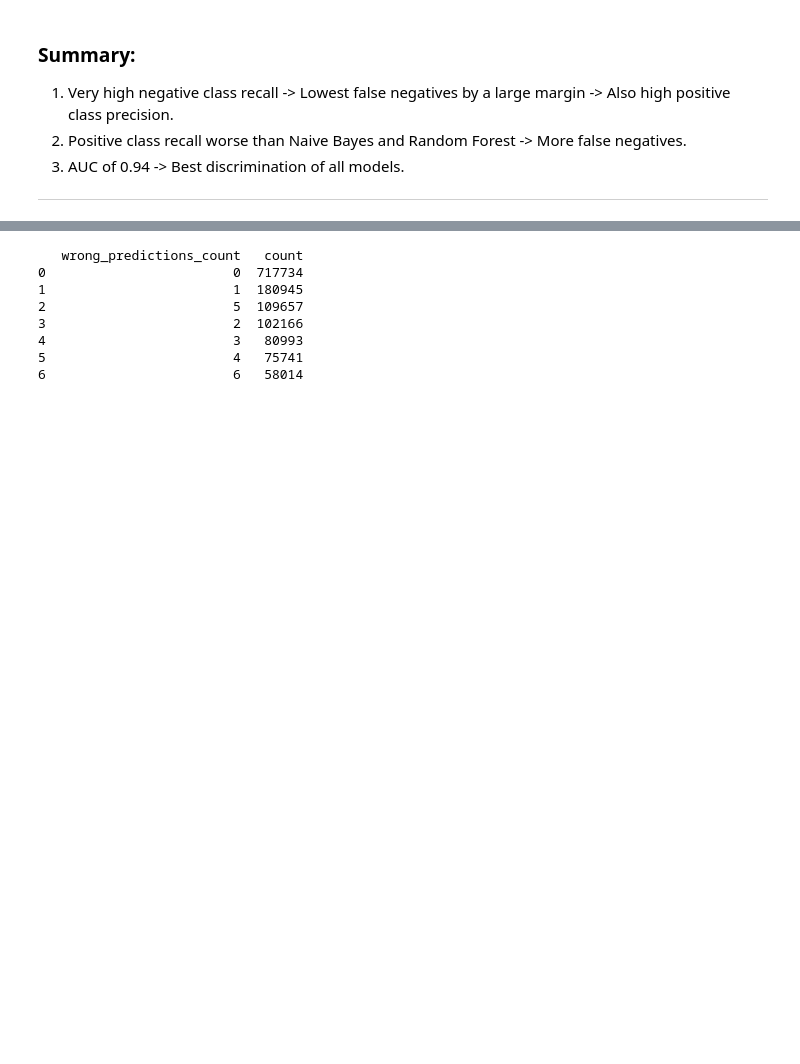
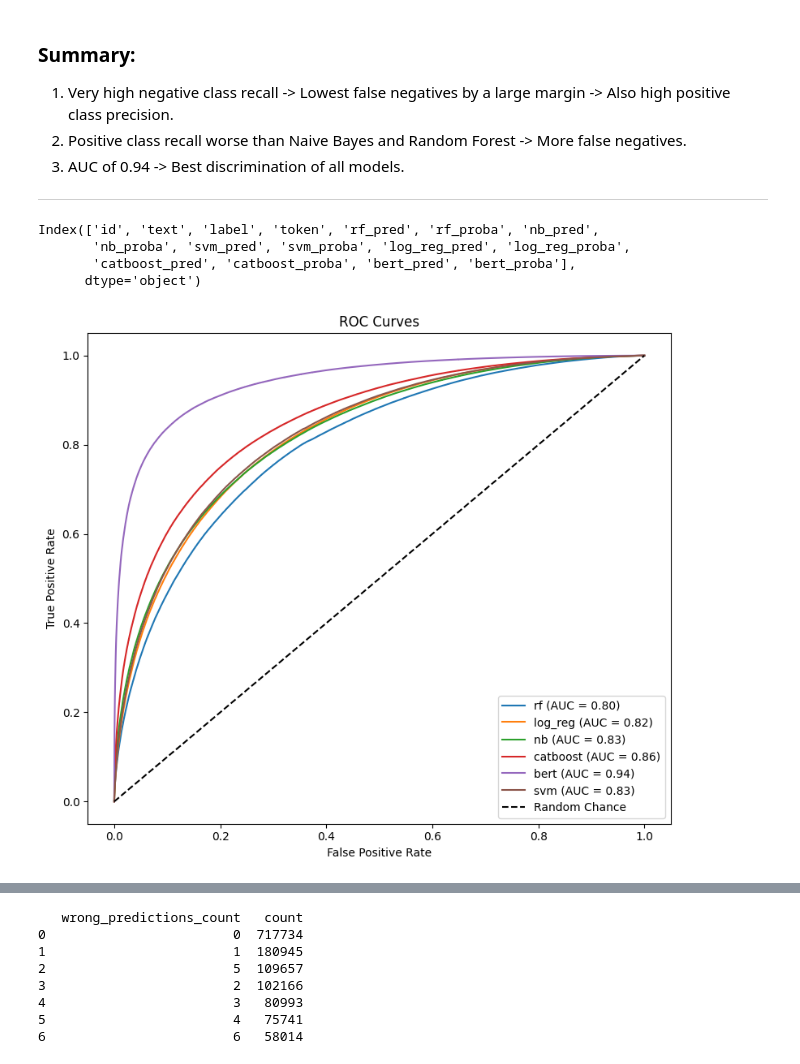
Before and after one commit to VincentFinkenwirth/MovieSentimentReview, a Jupyter notebook: Implementation.ipynb, the cells around one changed output, grey strips where cells are left out. Saved outputs shown, nothing was run; the diff lists cells and outputs as text; code cells hidden in the pictures; blank space fills up the shorter version.

```diff
--- a/Implementation.ipynb
+++ b/Implementation.ipynb
@@ -757,3 +825,22 @@ print(report.to_markdown(index=False))
 3) AUC of 0.94 -> Best discrimination of all models.
 
 ---
+# %%
+# Overall ROC curve
+from tools.viszualizer import plot_summary_roc
+import pandas as pd
+
+# Load probabilities
+path = "data/predictions/predictions_v2.csv"
+predictions = pd.read_csv(path)
+print(predictions.columns)
+# Plot ROC curve
+plt = plot_summary_roc(predictions)
+plt.savefig("evaluation_results/results_v2/roc/summary_roc_curve.png")
+plt.show()
+# %% [output]
+Index(['id', 'text', 'label', 'token', 'rf_pred', 'rf_proba', 'nb_pred',
+       'nb_proba', 'svm_pred', 'svm_proba', 'log_reg_pred', 'log_reg_proba',
+       'catboost_pred', 'catboost_proba', 'bert_pred', 'bert_proba'],
+      dtype='object')
+[figure, added]
```
Also changed, not shown: parts of 18 cells of this notebook, 12 other files.
